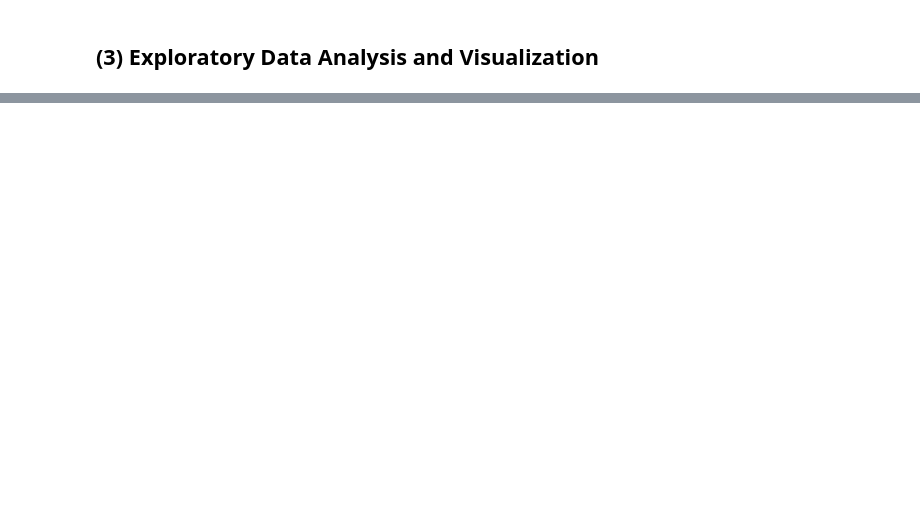
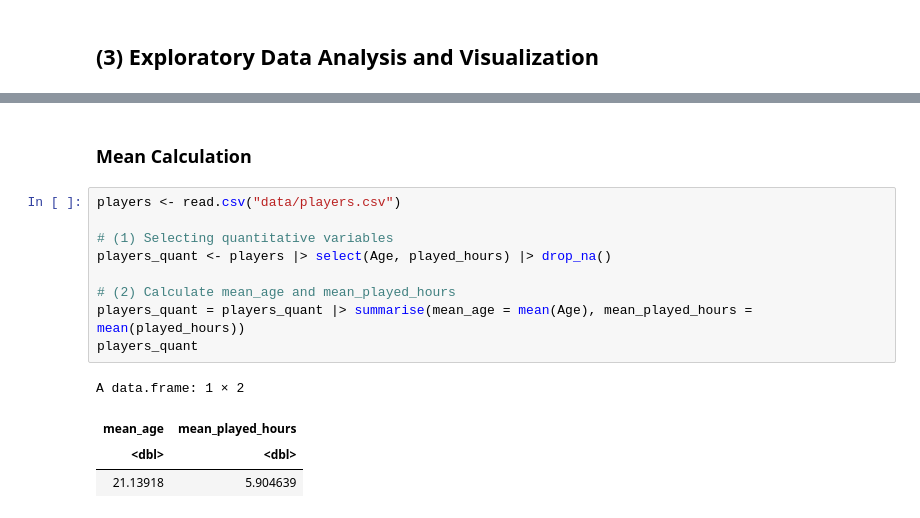
Before and after one commit to SzJasonHuang/Project-Planning, a Jupyter notebook: ProjectPlanningStage.ipynb, the cells around one changed output, grey strips where cells are left out. Drawn from its saved outputs; the diff is of its cells as text; blank space fills up the shorter version.

```diff
--- a/ProjectPlanningStage.ipynb
+++ b/ProjectPlanningStage.ipynb
@@ -43,0 +45,16 @@ players_0 <- players_0 |> mutate(top_hours = played_hours >= top20Hour)
+# %% [markdown]
+### Mean Calculation
+# %%
+players <- read.csv("data/players.csv")
+
+# (1) Selecting quantitative variables
+players_quant <- players |> select(Age, played_hours) |> drop_na()
+
+# (2) Calculate mean_age and mean_played_hours
+players_quant = players_quant |> summarise(mean_age = mean(Age), mean_played_hours = mean(played_hours))
+players_quant
+# %% [output]
+A data.frame: 1 × 2
+| mean_age | mean_played_hours |
+| <dbl> | <dbl> |
+| 21.13918 | 5.904639 |
```
Also changed, not shown: parts of 12 cells of this notebook.
